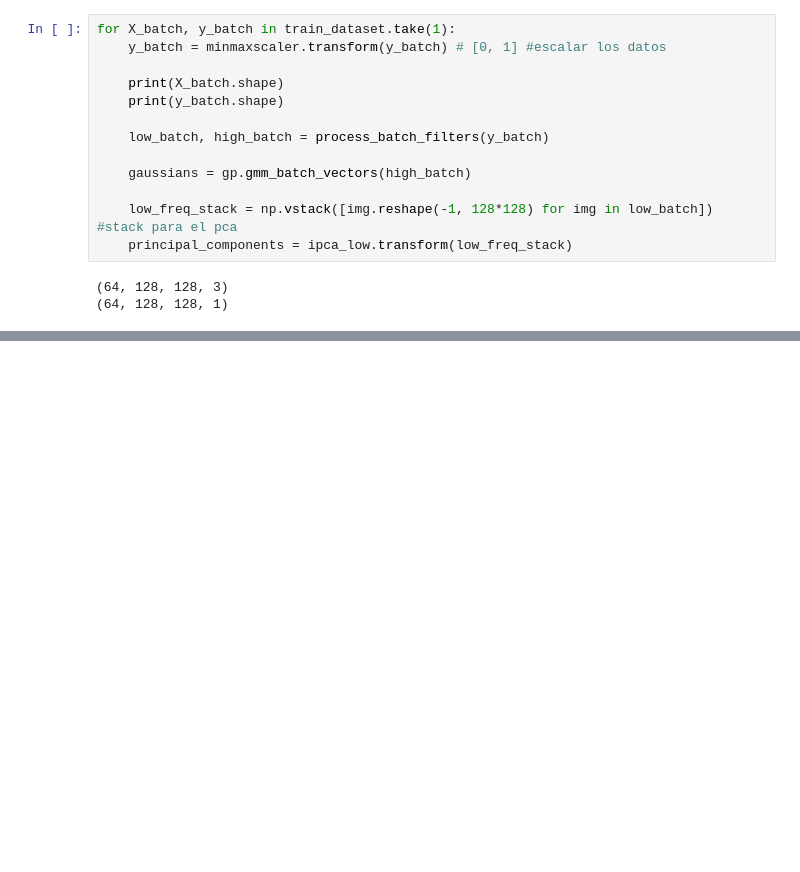
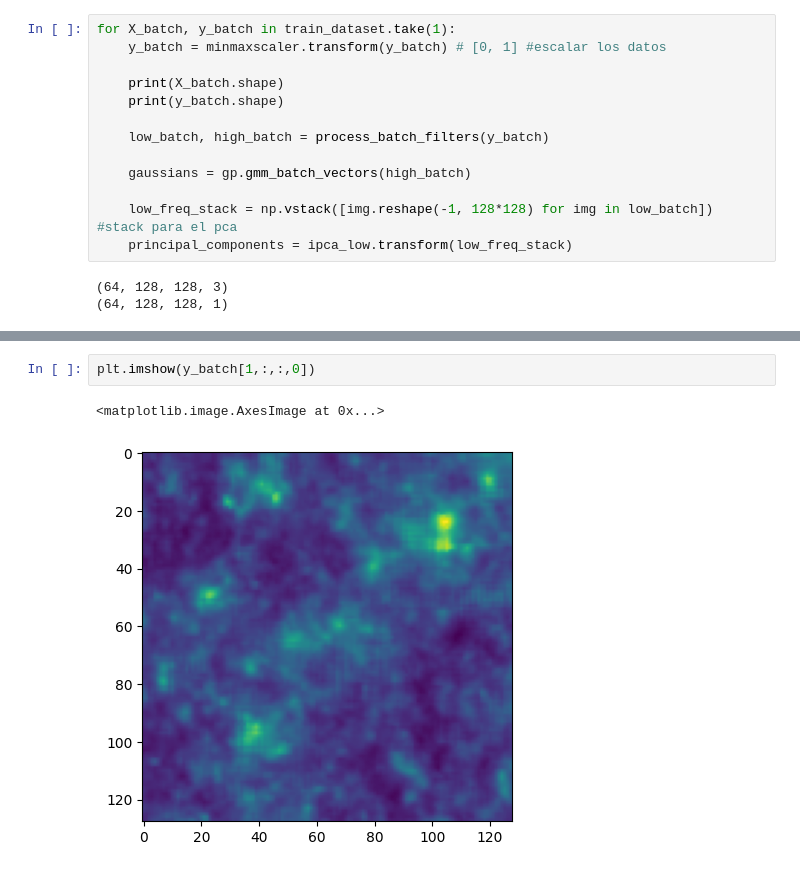
Before and after one commit to fbientrigo/grav_lensing, a Jupyter notebook: 06_pipeline_parametric/a_parametrize.ipynb, the cells around one changed output, grey strips where cells are left out. Saved outputs shown, nothing was run; the diff lists cells and outputs as text; blank space fills up the shorter version.

```diff
--- a/06_pipeline_parametric/a_parametrize.ipynb
+++ b/06_pipeline_parametric/a_parametrize.ipynb
@@ -106,0 +534,5 @@ for X_batch, y_batch in train_dataset.take(1):
+# %%
+plt.imshow(y_batch[1,:,:,0])
+# %% [output]
+<matplotlib.image.AxesImage at 0x...>
+[figure, added]
```
Also changed, not shown: parts of 19 cells of this notebook, 2 other files.
